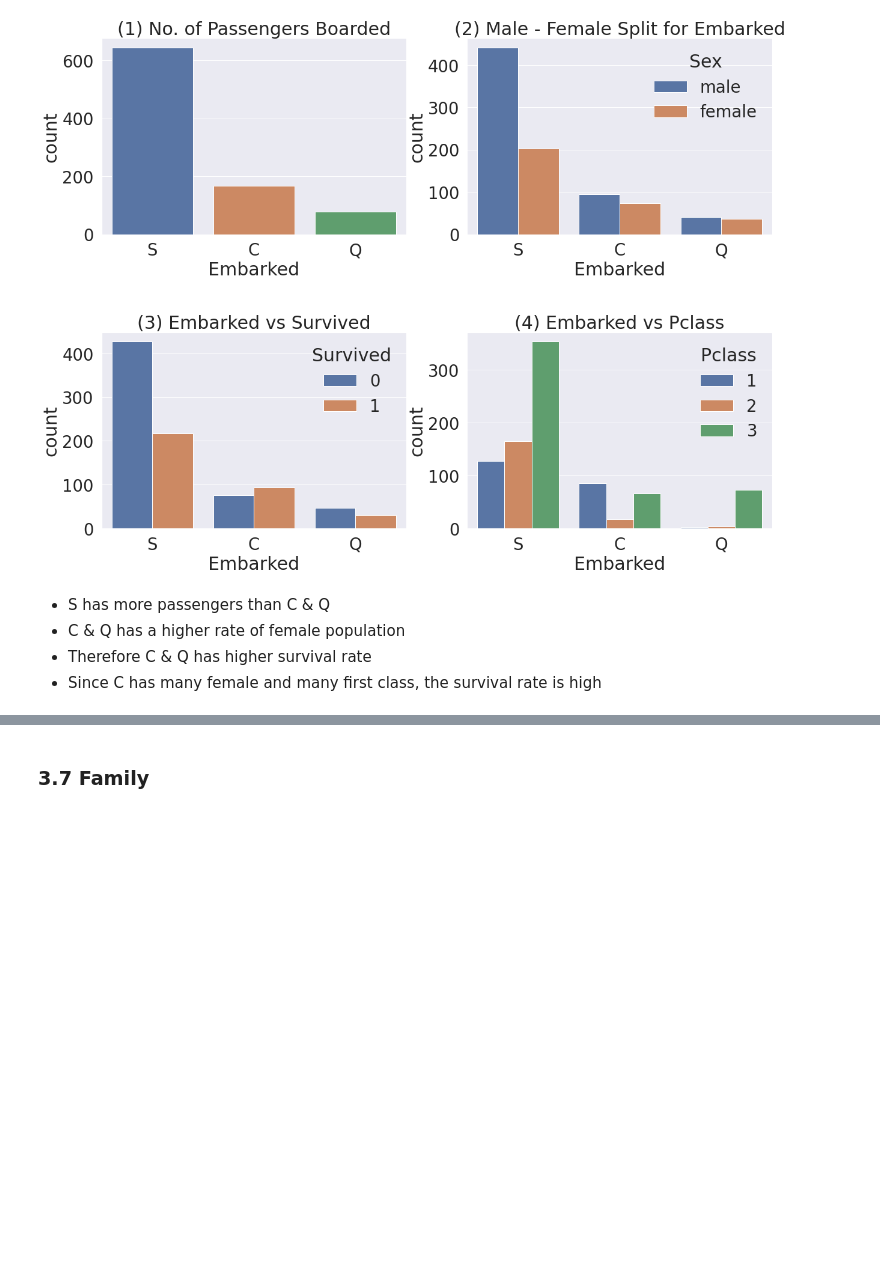
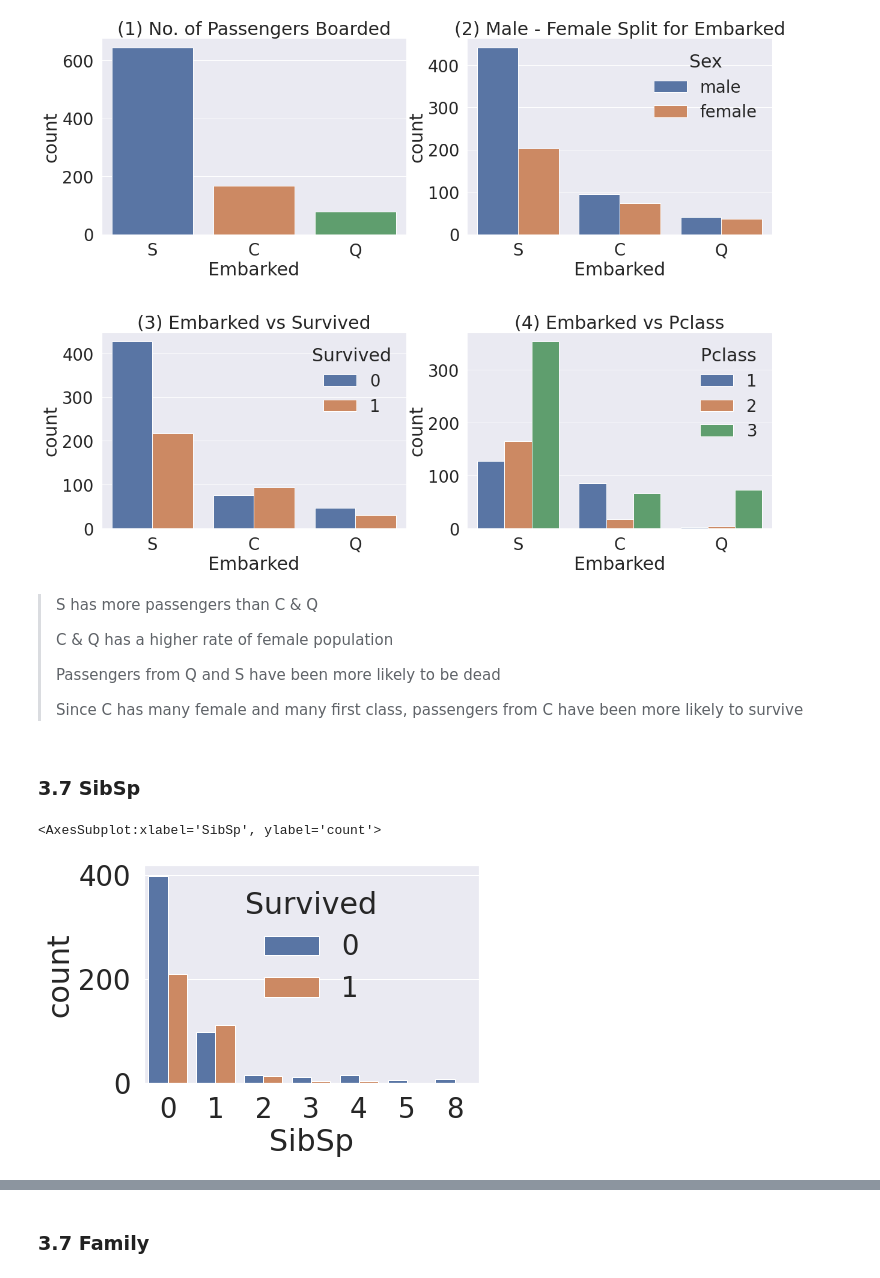
Before and after one commit to ychoi1001/Kaggle, a Jupyter notebook: titanic-data-science.ipynb, the cells around one changed output, grey strips where cells are left out. Saved outputs shown, nothing was run; the diff lists cells and outputs as text; code cells hidden in the pictures; blank space fills up the shorter version.

Commit message:
Kaggle Notebook | Titanic Data Science | Version 14

```diff
--- a/titanic-data-science.ipynb
+++ b/titanic-data-science.ipynb
@@ -414,7 +487,17 @@ plt.show()
 # %% [output]
 [figure]
 # %% [markdown]
-* S has more passengers than C & Q
-* C & Q has a higher rate of female population
-* Therefore C & Q has higher survival rate
-* Since C has many female and many first class, the survival rate is high
+> S has more passengers than C & Q
+>
+> C & Q has a higher rate of female population
+>
+> Passengers from Q and S have been more likely to be dead
+>
+> Since C has many female and many first class, passengers from C have been more likely to survive
+# %% [markdown]
+### 3.7 SibSp
+# %%
+sns.countplot('SibSp', hue='Survived', data=df_train)
+# %% [output]
+<AxesSubplot:xlabel='SibSp', ylabel='count'>
+[figure, added]
```
Also changed, not shown: parts of 41 cells of this notebook.
